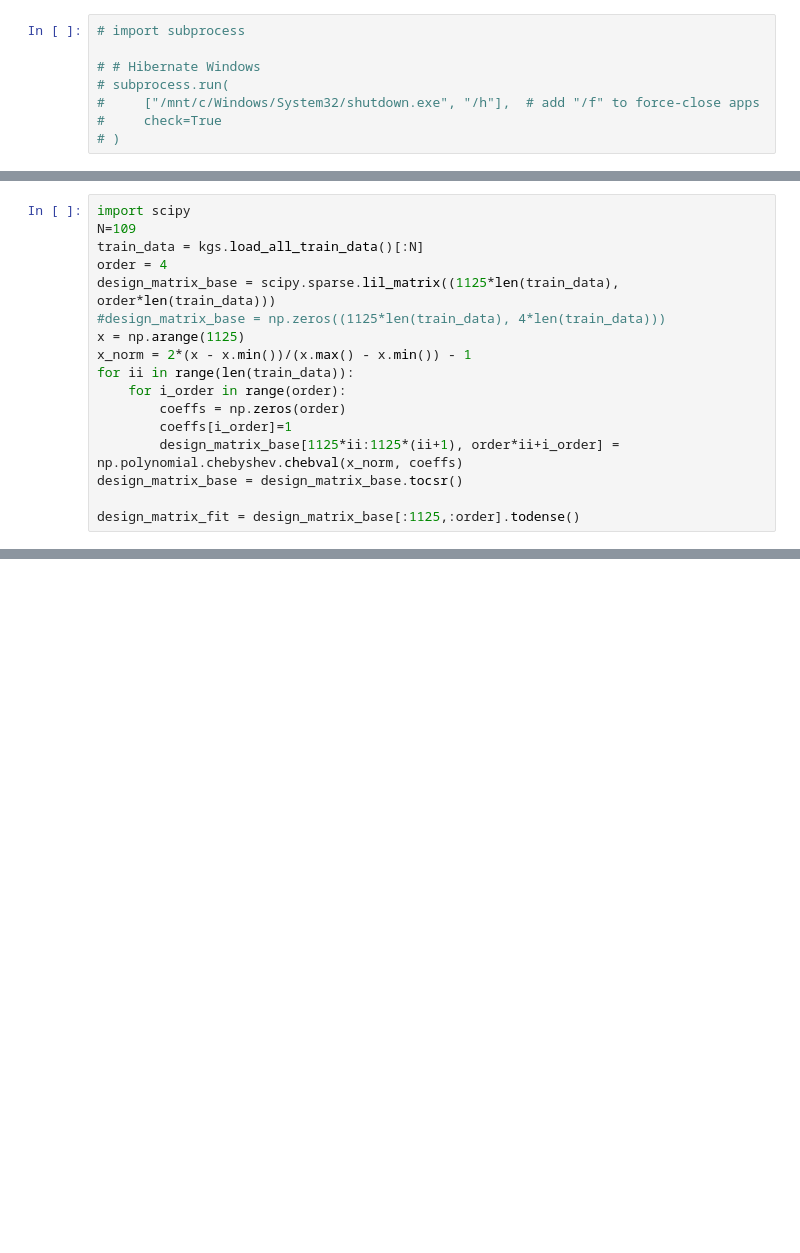
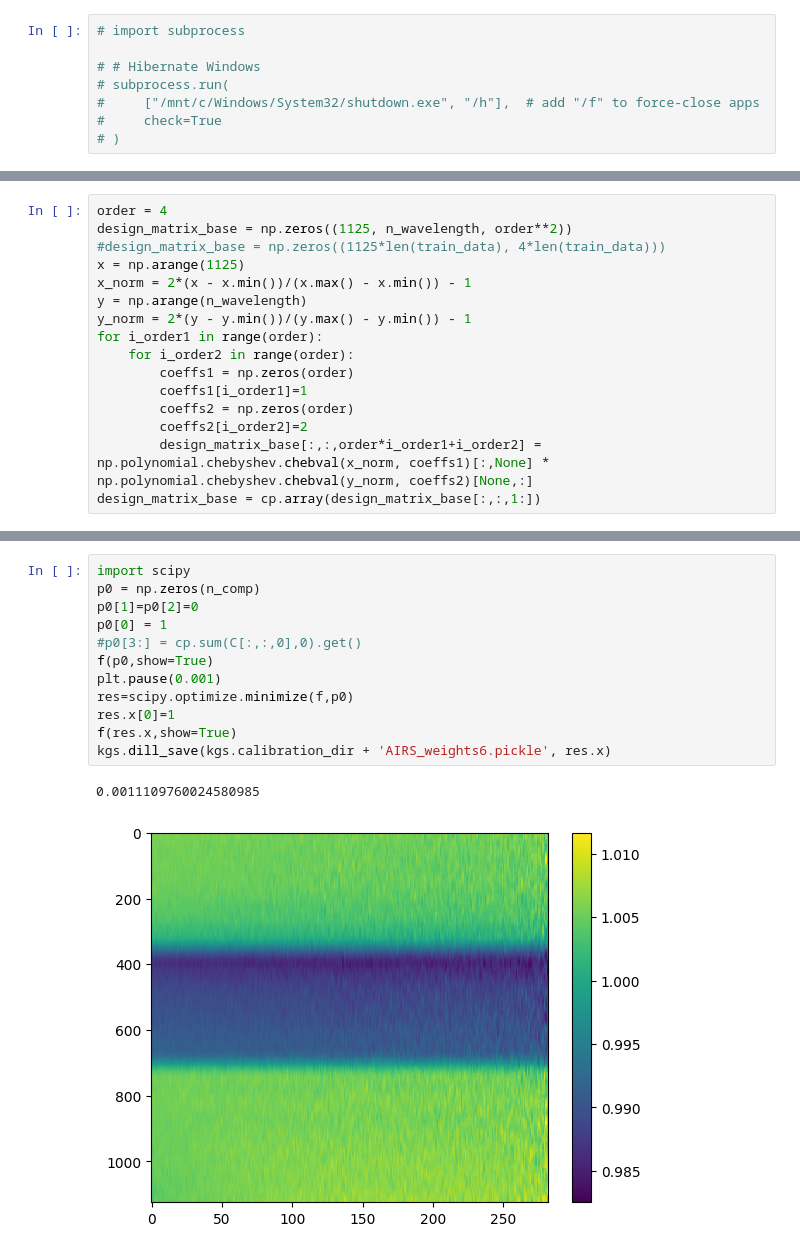
Before and after one commit to jcottaar/ariel2, a Jupyter notebook: analysis/prep2/prep_AIRS6.ipynb, the cells around one changed output, grey strips where cells are left out. Drawn from its saved outputs; the diff is of its cells as text; blank space fills up the shorter version.

```diff
--- a/analysis/prep2/prep_AIRS6.ipynb
+++ b/analysis/prep2/prep_AIRS6.ipynb
@@ -649,17 +296,16 @@ transits = kgs.dill_load(kgs.temp_dir + 'AIRS_transits.pickle')
 # %%
-import scipy
-N=109
-train_data = kgs.load_all_train_data()[:N]
 order = 4
-design_matrix_base = scipy.sparse.lil_matrix((1125*len(train_data), order*len(train_data)))
+design_matrix_base = np.zeros((1125, n_wavelength, order**2))
 #design_matrix_base = np.zeros((1125*len(train_data), 4*len(train_data)))
 x = np.arange(1125)
 x_norm = 2*(x - x.min())/(x.max() - x.min()) - 1
-for ii in range(len(train_data)):
-    for i_order in range(order):
-        coeffs = np.zeros(order)
-        coeffs[i_order]=1
-        design_matrix_base[1125*ii:1125*(ii+1), order*ii+i_order] = np.polynomial.chebyshev.chebval(x_norm, coeffs)
-design_matrix_base = design_matrix_base.tocsr()
-
-design_matrix_fit = design_matrix_base[:1125,:order].todense()
+y = np.arange(n_wavelength)
+y_norm = 2*(y - y.min())/(y.max() - y.min()) - 1
+for i_order1 in range(order):
+    for i_order2 in range(order):
+        coeffs1 = np.zeros(order)
+        coeffs1[i_order1]=1
+        coeffs2 = np.zeros(order)
+        coeffs2[i_order2]=2
+        design_matrix_base[:,:,order*i_order1+i_order2] = np.polynomial.chebyshev.chebval(x_norm, coeffs1)[:,None] * np.polynomial.chebyshev.chebval(y_norm, coeffs2)[None,:]
+design_matrix_base = cp.array(design_matrix_base[:,:,1:])
@@ -793,0 +395,15 @@ plt.plot(y[slic])
+# %%
+import scipy
+p0 = np.zeros(n_comp)
+p0[1]=p0[2]=0
+p0[0] = 1
+#p0[3:] = cp.sum(C[:,:,0],0).get()
+f(p0,show=True)
+plt.pause(0.001)
+res=scipy.optimize.minimize(f,p0)
+res.x[0]=1
+f(res.x,show=True)
+kgs.dill_save(kgs.calibration_dir + 'AIRS_weights6.pickle', res.x)
+# %% [output]
+0.0011109760024580985
+[figure, added]
```
Also changed, not shown: parts of 27 cells of this notebook, 8 other files.
